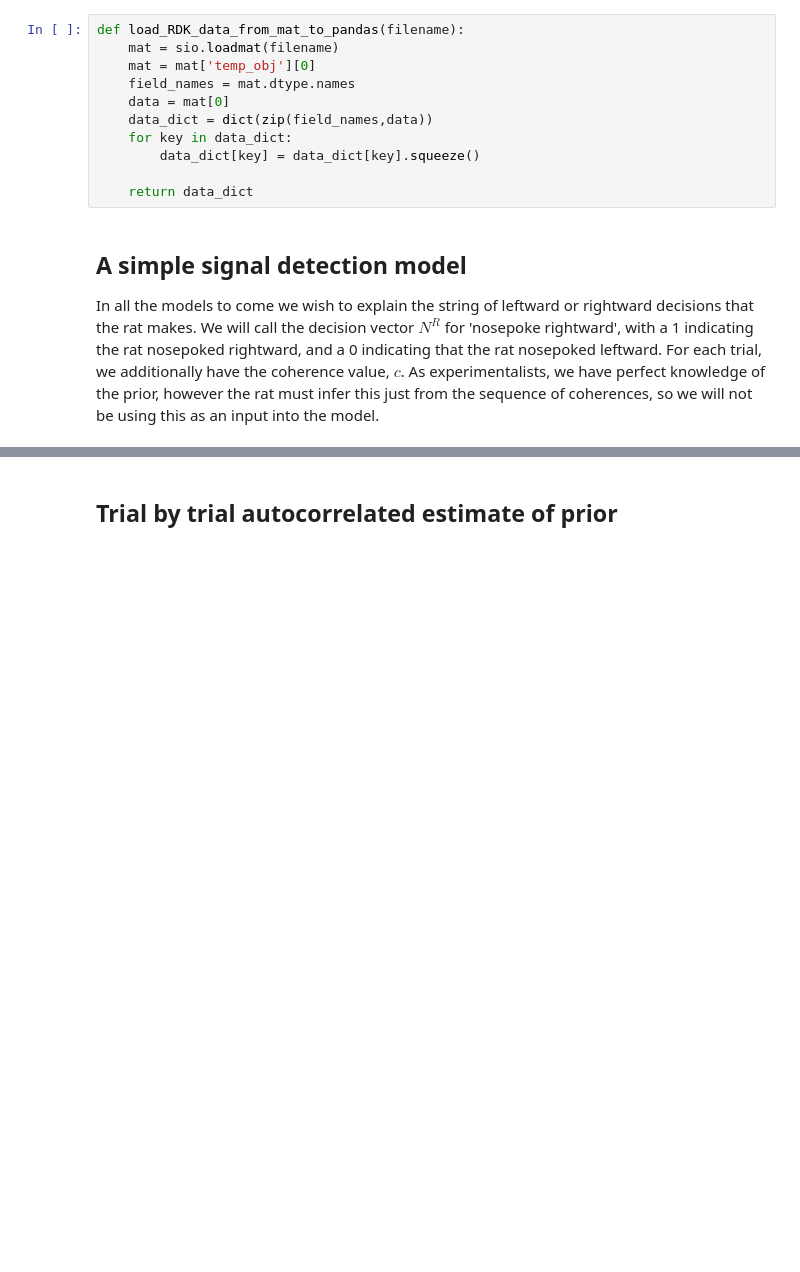
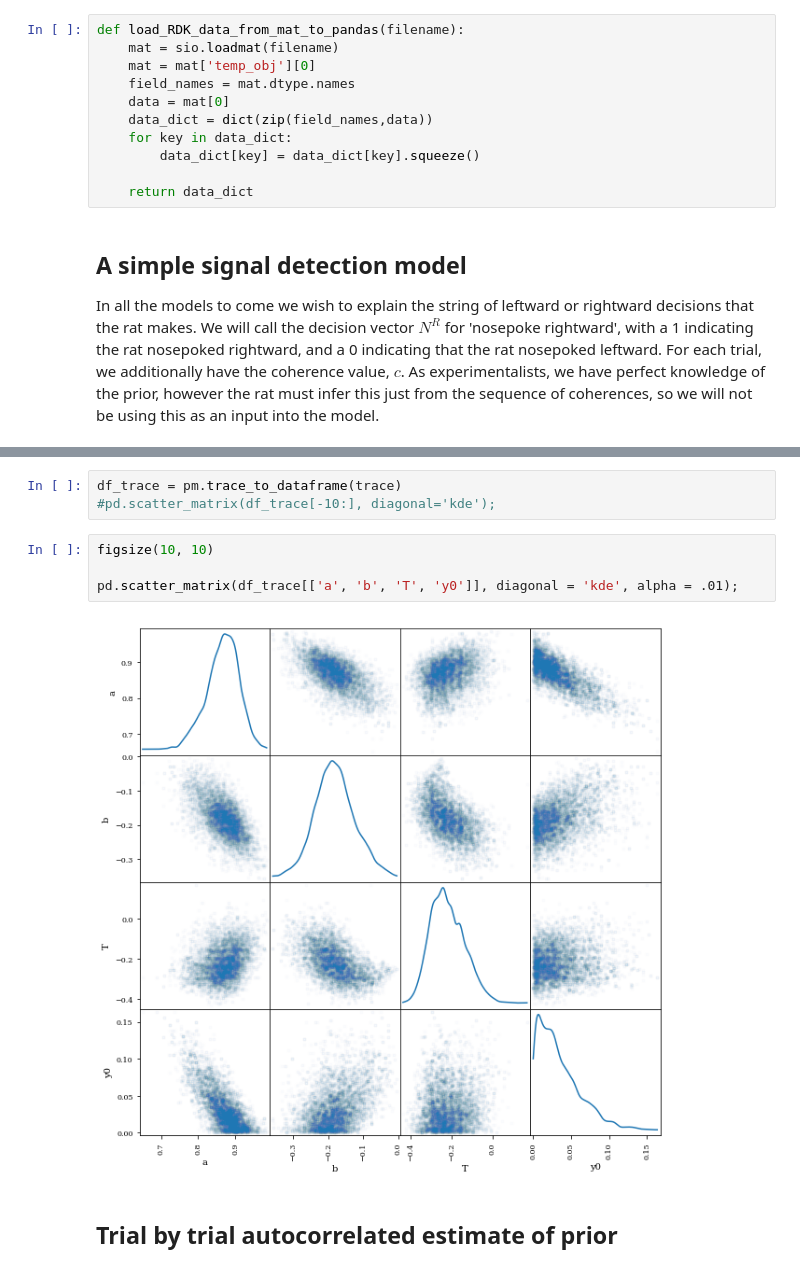
Before and after one commit to adamimos/RDK_analysis, a Jupyter notebook: PGMs for Behavior.ipynb, the cells around one changed output, grey strips where cells are left out. Cells and saved outputs as stored; diff of their text form; blank space fills up the shorter version.

```diff
--- a/PGMs for Behavior.ipynb
+++ b/PGMs for Behavior.ipynb
@@ -156,3 +150,12 @@ array([ 0.2941811 ,  0.2941811 ,  0.2941811 , ...,  0.01135216,
+# %%
+df_trace = pm.trace_to_dataframe(trace)
+#pd.scatter_matrix(df_trace[-10:], diagonal='kde');
+# %%
+figsize(10, 10)
+
+pd.scatter_matrix(df_trace[['a', 'b', 'T', 'y0']], diagonal = 'kde', alpha = .01);
+# %% [output]
+[figure, added]
 # %% [markdown]
 ## Trial by trial autocorrelated estimate of prior
 # %%
```
Also changed, not shown: parts of 17 cells of this notebook, 7 other files.
